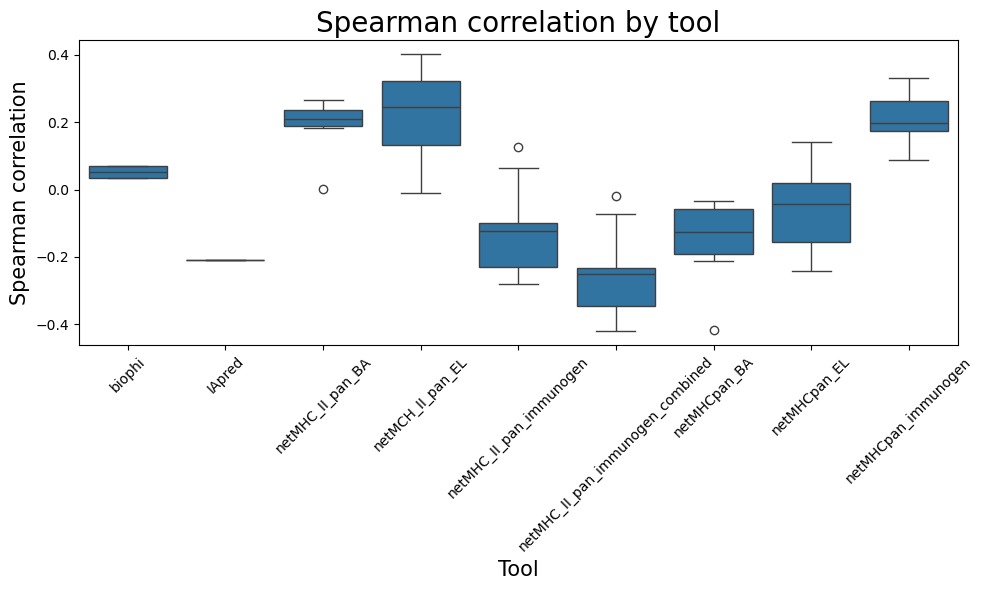
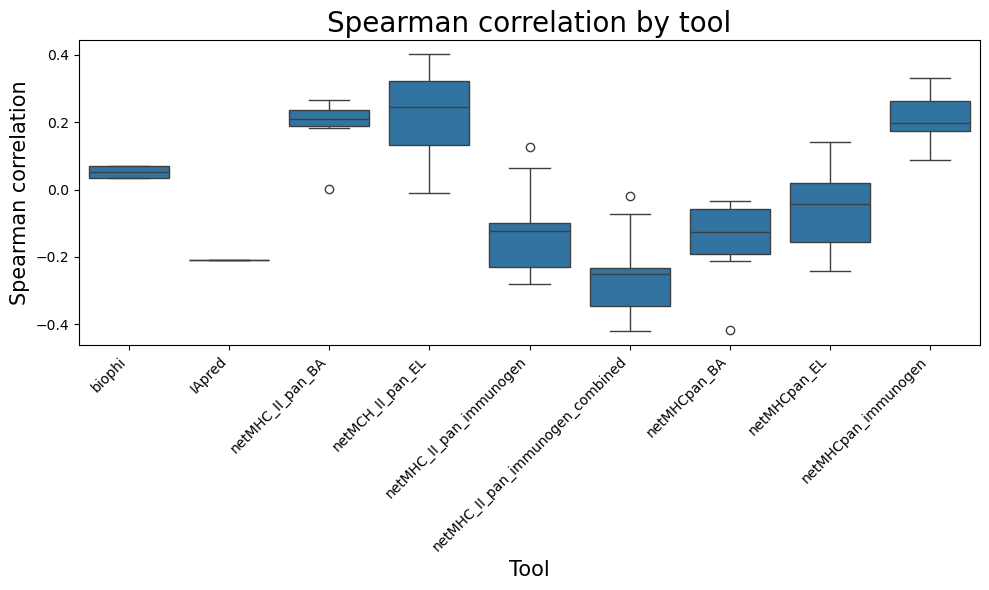
Code edit (unified diff) that turned the first committed figure into the second:
--- before
+++ after
@@ -8,5 +8,5 @@
 )
 
-plt.xticks(rotation=45)
+plt.xticks(rotation=45, ha="right")
 plt.xlabel("Tool",fontsize=15)
 plt.ylabel("Spearman correlation", fontsize=15)

Commit: in case I did minor changes somewhere I forgot to commit